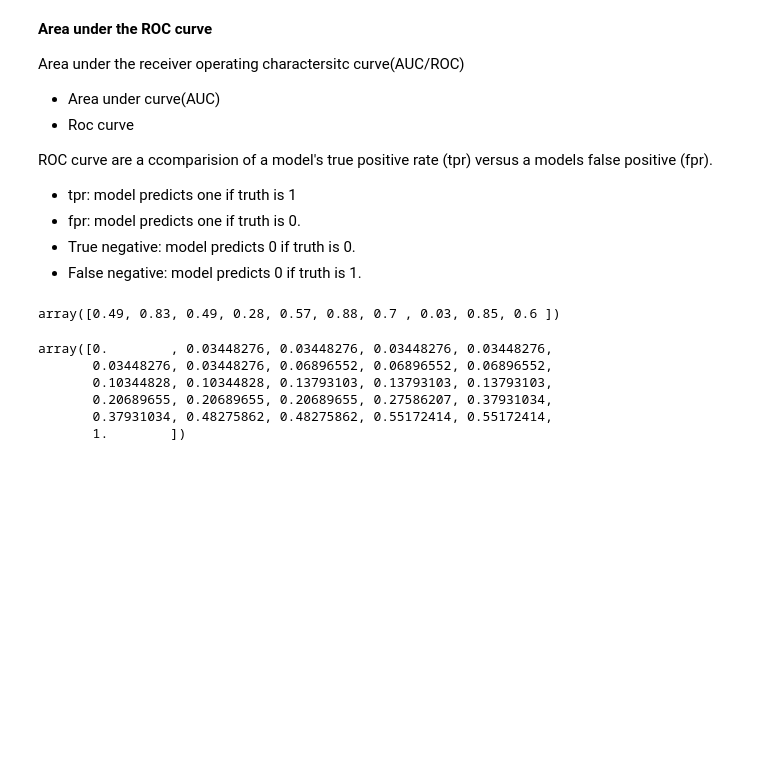
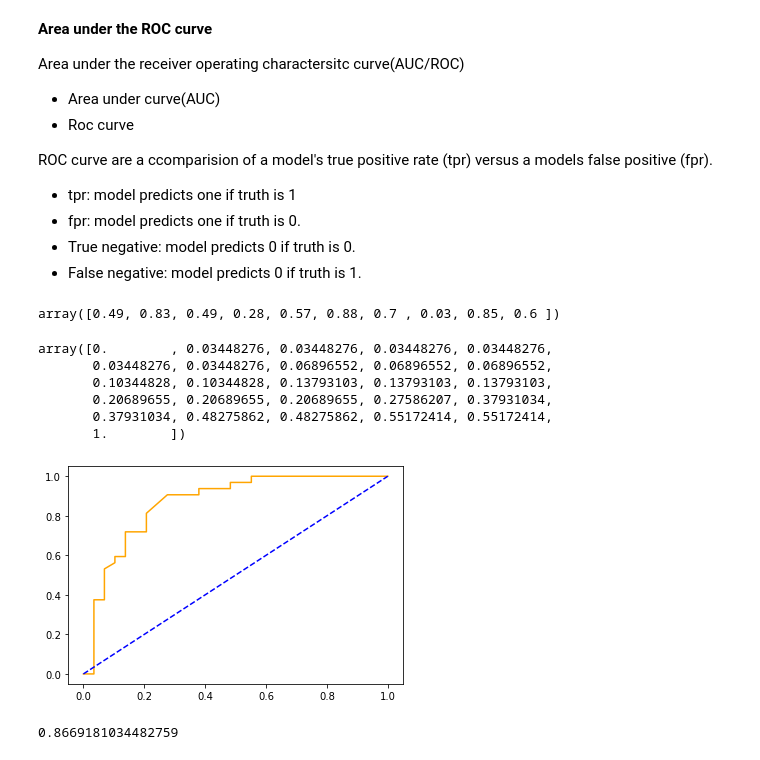
Before and after one commit to Arrancara/Udemy_ML_Data_Science, a Jupyter notebook: SciKit Learn/Untitled.ipynb, the cells around one changed output. Saved outputs shown, nothing was run; the diff lists cells and outputs as text; code cells hidden in the pictures; blank space fills up the shorter version.

```diff
--- a/SciKit Learn/Untitled.ipynb
+++ b/SciKit Learn/Untitled.ipynb
@@ -1099,3 +841,16 @@ def plot_roc_curve(fpr, tpr):
     #Plot roc curve
     plt.plot(fpr, tpr, color="orange", label="ROC")
     #Plot line with no predictive power (baseline)
+
+    plt.plot([0,1], [0,1], color="blue", linestyle="--", label="Guessing")
+    plt.show()
+# %%
+plot_roc_curve(fpr,tpr)
+# %% [output]
+[figure, added]
+# %%
+from sklearn.metrics import roc_auc_score
+
+roc_auc_score(y_test, y_probs_positive)
+# %% [output]
+0.8669181034482759
```
Also changed, not shown: parts of 120 cells of this notebook, 3 other files.
